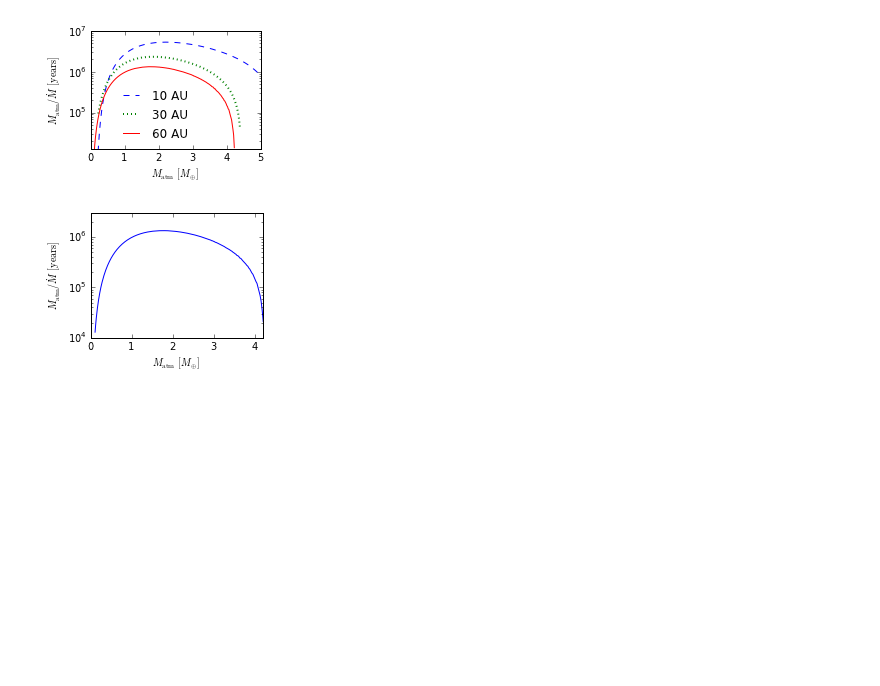
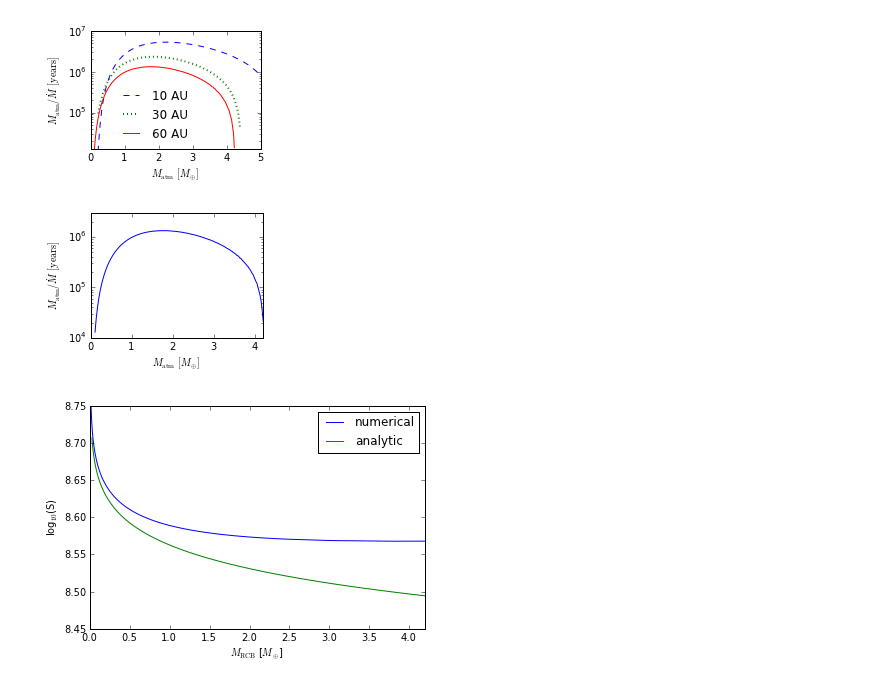
Before and after one commit to apiso/core_accretion, a Jupyter notebook: python/RadSGPoly/plots_poster.ipynb, the cells around one changed output. Drawn from its saved outputs; the diff is of its cells as text; code cells hidden in the pictures; blank space fills up the shorter version.

```diff
--- a/python/RadSGPoly/plots_poster.ipynb
+++ b/python/RadSGPoly/plots_poster.ipynb
@@ -375,3 +380,20 @@ plt.tight_layout()
 #plt.savefig(userpath + '/figs/ModelAtmospheres/RadSelfGravPoly/' + filename2)
 # %% [output]
 [figure]
+# %%
+Tcb = model.Td * 1.53
+# %%
+San = model.R * np.log(Tcb**(1./model.delad) / Pcb)
+# %%
+S = model.R * np.log(param.Tcb**(1./model.delad) / param.Pcb)
+# %%
+plt.plot(param.Mcb[1:] - model.Mco / Me, np.log10(S[1:]), label = 'numerical')
+plt.plot(Matman, np.log10(San), label = 'analytic')
+plt.xlim(0,4.2)
+plt.ylim(8.45, 8.75)
+plt.xlabel(r'$M_{\rm RCB}$ [$M_{\oplus}$]')
+plt.ylabel(r'log$_{10}$(S)')
+plt.legend()
+plt.savefig(userpath + '/figs/ModelAtmospheres/RadSelfGravPoly/Profiles/' + 'SvsM.pdf')
+# %% [output]
+[figure, added]
```
Also changed, not shown: parts of 5 cells of this notebook, 14 other files.
